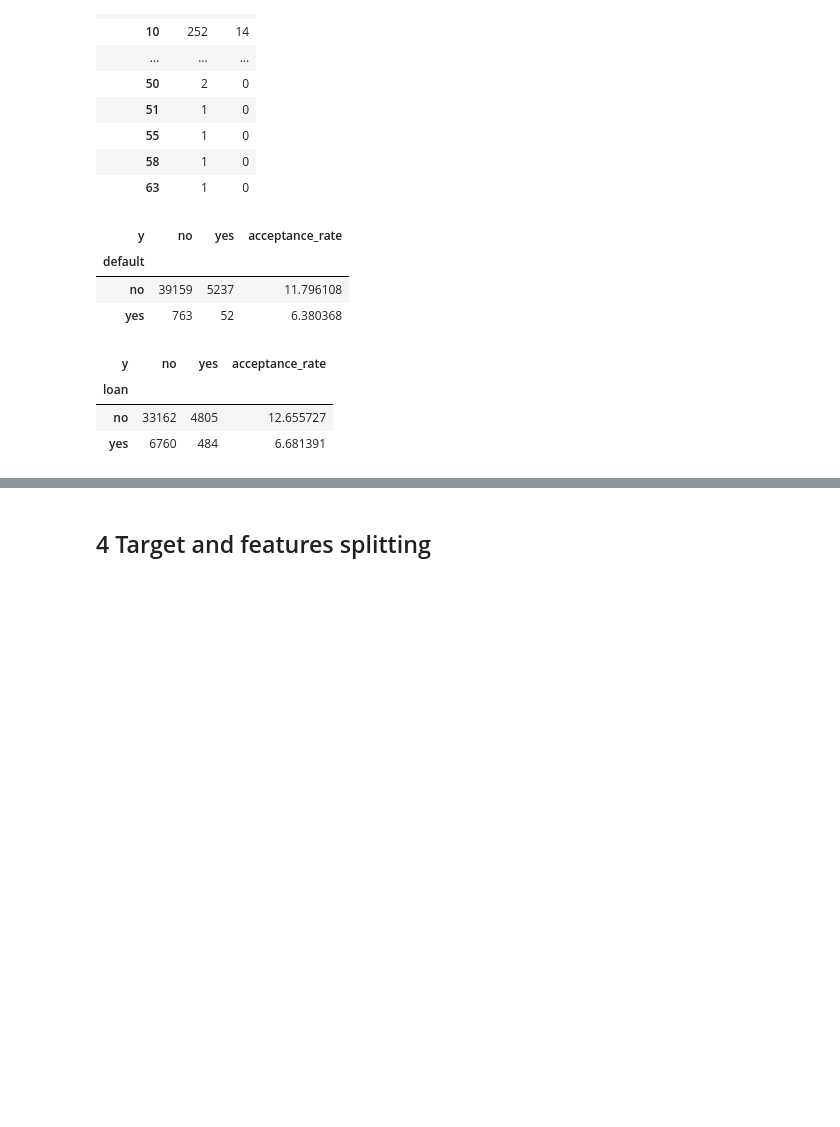
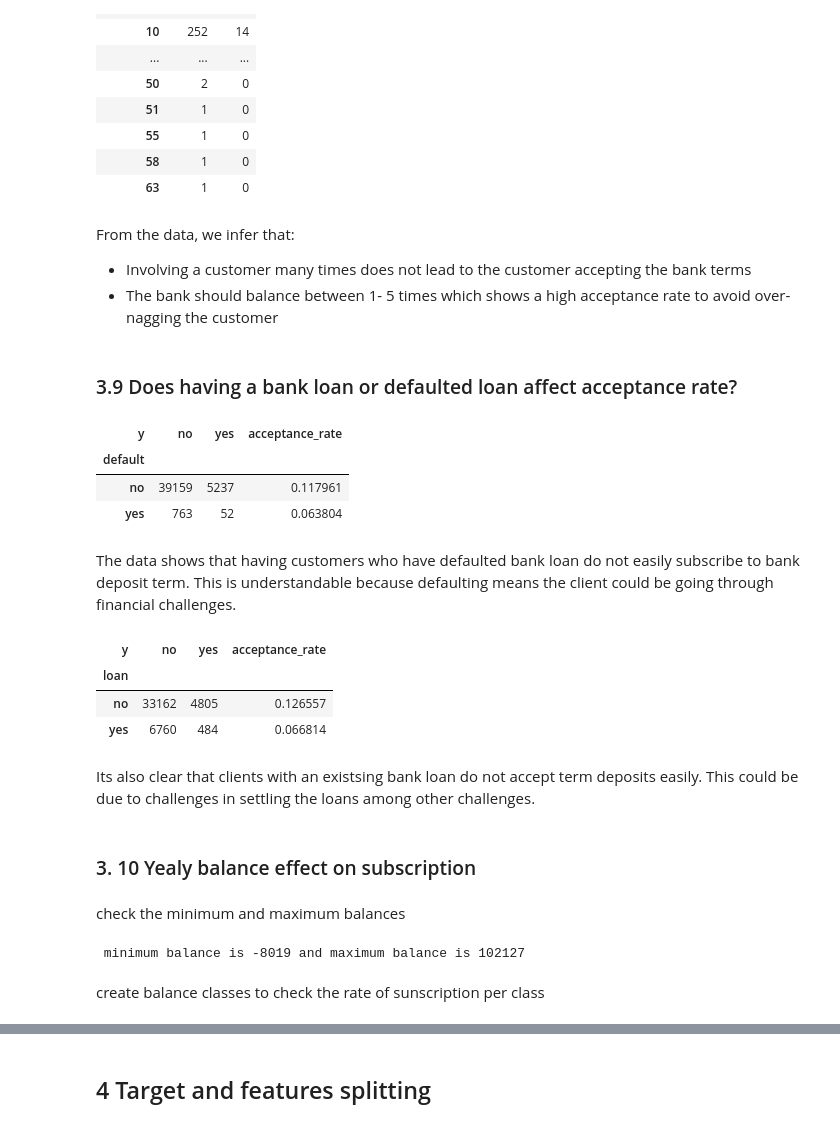
Before and after one commit to floyedmuchiri/Customer-Subscription-to-Bank-Term-Deposits, a Jupyter notebook: index.ipynb, the cells around one changed output, grey strips where cells are left out. Saved outputs shown, nothing was run; the diff lists cells and outputs as text; code cells hidden in the pictures; blank space fills up the shorter version.

```diff
--- a/index.ipynb
+++ b/index.ipynb
@@ -232,27 +244,50 @@ campaigns
 | 55 | 1 | 0 |
 | 58 | 1 | 0 |
 | 63 | 1 | 0 |
+# %% [markdown]
+From the data, we infer that:
+* Involving a customer many times does not lead to the customer accepting the bank terms
+* The bank should balance between 1- 5 times which shows a high acceptance rate to avoid over-nagging the customer
+# %% [markdown]
+### 3.9 Does having a bank loan or defaulted loan affect acceptance rate?
 # %%
 default = pd.crosstab(data['default'], data['y'])
 
 # Calculate the acceptance rate (the percentage of "yes" subscriptions)
-default['acceptance_rate'] = default['yes'] / (default['yes'] + default['no']) * 100
+default['acceptance_rate'] = default['yes'] / (default['yes'] + default['no'])
 
 default
 # %% [output]
 | y | no | yes | acceptance_rate |
 | default |  |  |  |
-| no | 39159 | 5237 | 11.796108 |
-| yes | 763 | 52 | 6.380368 |
+| no | 39159 | 5237 | 0.117961 |
+| yes | 763 | 52 | 0.063804 |
+# %% [markdown]
+The data shows that having customers who have defaulted bank loan do not easily subscribe to bank deposit term. This is understandable because defaulting means the client could be going through financial challenges.
 # %%
 loan = pd.crosstab(data.loan, data.y)
 
 # Calculate the acceptance rate (the percentage of "yes" subscriptions)
-loan['acceptance_rate'] = loan['yes'] / (loan['yes'] + loan['no']) * 100
+loan['acceptance_rate'] = loan['yes'] / (loan['yes'] + loan['no'])
 
 loan
 # %% [output]
 | y | no | yes | acceptance_rate |
 | loan |  |  |  |
-| no | 33162 | 4805 | 12.655727 |
-| yes | 6760 | 484 | 6.681391 |
+| no | 33162 | 4805 | 0.126557 |
+| yes | 6760 | 484 | 0.066814 |
+# %% [markdown]
+Its also clear that clients with an existsing bank loan do not accept term deposits easily. This could be due to challenges in settling the loans among other challenges.
+# %% [markdown]
+### 3. 10 Yealy balance effect on subscription
+# %% [markdown]
+check the minimum and maximum balances
+# %%
+min_bal = data['balance'].min()
+max_bal = data['balance'].max()
+
+print(f''' minimum balance is {min_bal} and maximum balance is {max_bal}''')
+# %% [output]
+ minimum balance is -8019 and maximum balance is 102127
+# %% [markdown]
+create balance classes to check the rate of sunscription per class
```
Also changed, not shown: parts of 34 cells of this notebook.
